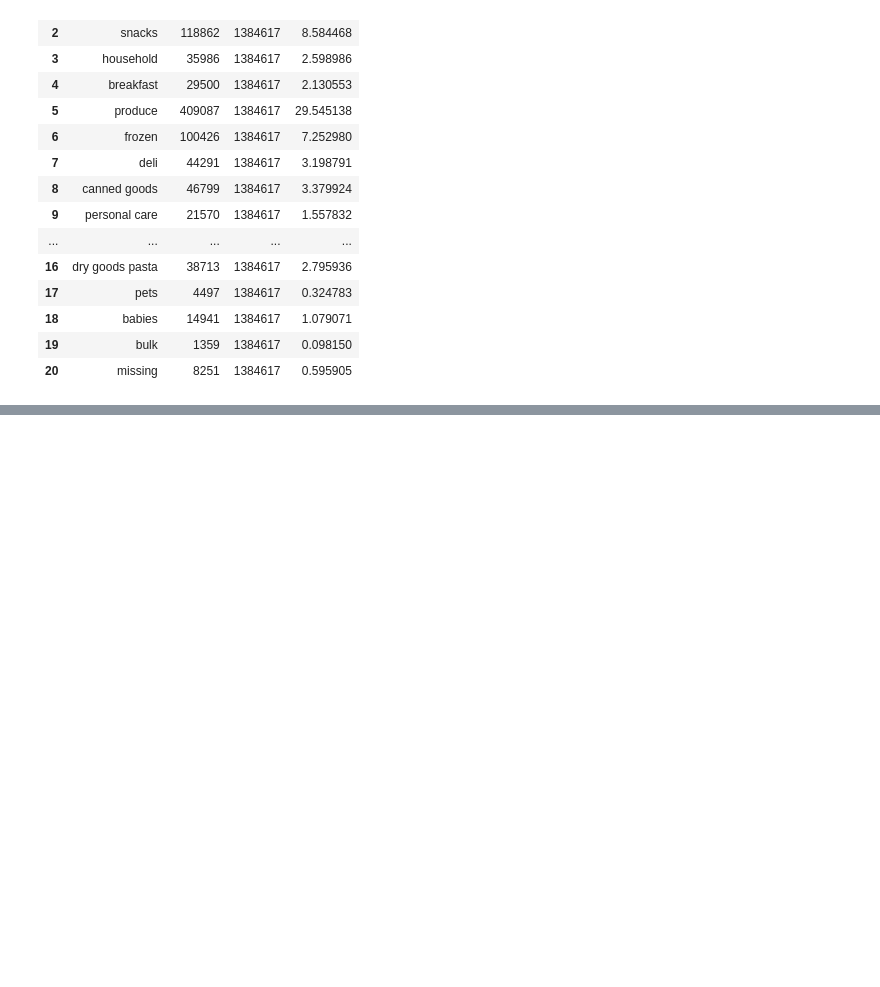
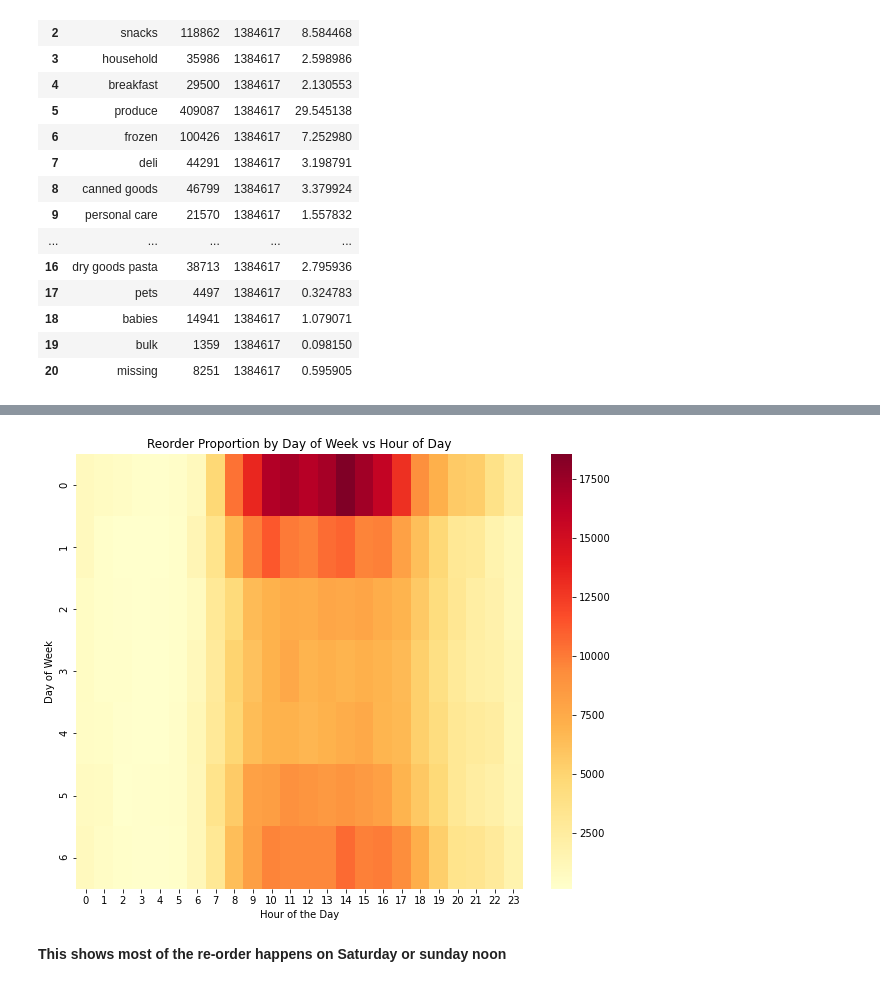
Before and after one commit to saranyakarthi4/Recommendation-Systems, a Jupyter notebook: Exploratory Data Analysis.ipynb, the cells around one changed output, grey strips where cells are left out. Cells and saved outputs as stored; diff of their text form; code cells hidden in the pictures; blank space fills up the shorter version.

```diff
--- a/Exploratory Data Analysis.ipynb
+++ b/Exploratory Data Analysis.ipynb
@@ -224,0 +418,16 @@ plt.show()
+# %%
+reorder_hour_dow = reorders.groupby(['order_dow', 'order_hour_of_day'])['reordered'].aggregate('count').reset_index()
+reorder_hour_dow = reorder_hour_dow.pivot('order_dow', 'order_hour_of_day', 'reordered')
+
+plt.figure(figsize=(10,8))
+
+sns.heatmap(reorder_hour_dow, cmap='YlOrRd')
+
+plt.ylabel('Day of Week')
+plt.xlabel('Hour of the Day')
+plt.title('Reorder Proportion by Day of Week vs Hour of Day')
+plt.show()
+# %% [output]
+[figure, added]
+# %% [markdown]
+__This shows most of the re-order happens on Saturday or sunday noon__
```
Also changed, not shown: parts of 36 cells of this notebook.
